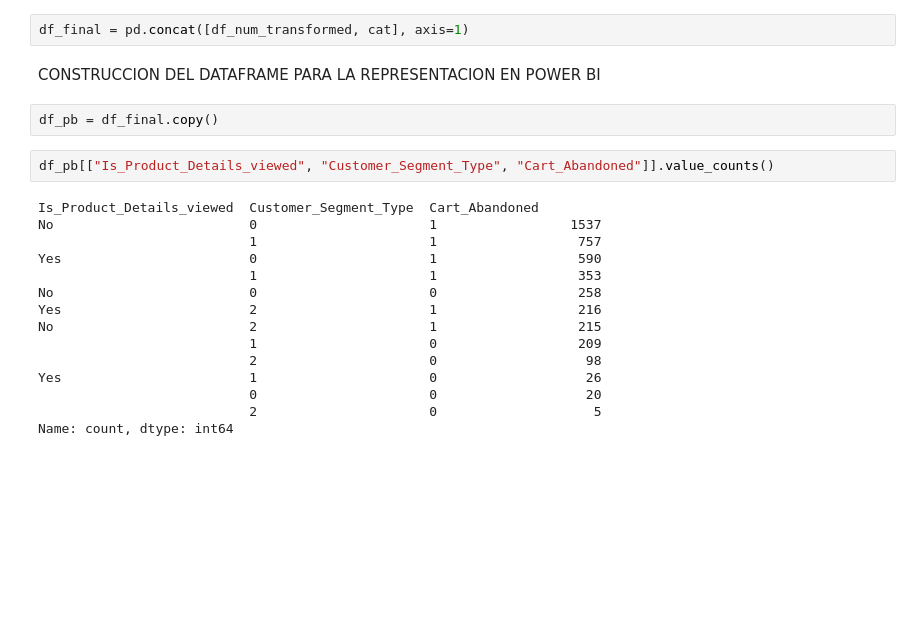
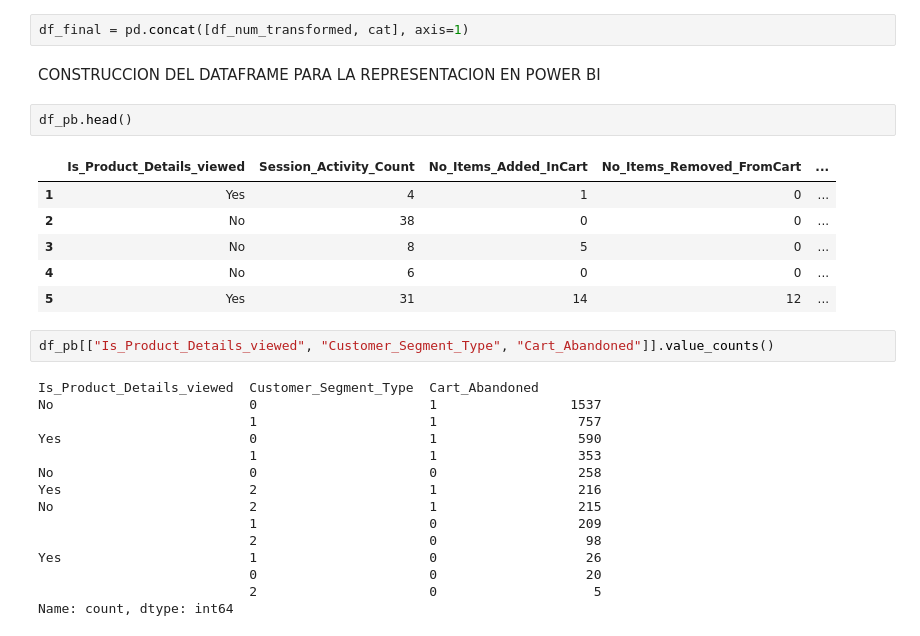
Before and after one commit to newneo4/c18-60-m-data-bi, a Jupyter notebook: notebooks/etl.ipynb, the cells around one changed output. Drawn from its saved outputs; the diff is of its cells as text; blank space fills up the shorter version.

```diff
--- a/notebooks/etl.ipynb
+++ b/notebooks/etl.ipynb
@@ -307,8 +308,15 @@ DADO EL COMPORTAMIENTO DE LAS FRECUENCIAS CONSIDERAMOS LOS DATOS TRANSFORMADOS S
 df_final = pd.concat([df_num_transformed, cat], axis=1)
 # %% [markdown]
 CONSTRUCCION DEL DATAFRAME PARA LA REPRESENTACION EN POWER BI
-# %%
-df_pb = df_final.copy()
+# %%
+df_pb.head()
+# %% [output]
+|  | Is_Product_Details_viewed | Session_Activity_Count | No_Items_Added_InCart | No_Items_Removed_FromCart | ... |
+| 1 | Yes | 4 | 1 | 0 | ... |
+| 2 | No | 38 | 0 | 0 | ... |
+| 3 | No | 8 | 5 | 0 | ... |
+| 4 | No | 6 | 0 | 0 | ... |
+| 5 | Yes | 31 | 14 | 12 | ... |
 # %%
 df_pb[["Is_Product_Details_viewed", "Customer_Segment_Type", "Cart_Abandoned"]].value_counts()
 # %% [output]
```
Also changed, not shown: parts of 19 cells of this notebook, 2 other files.
